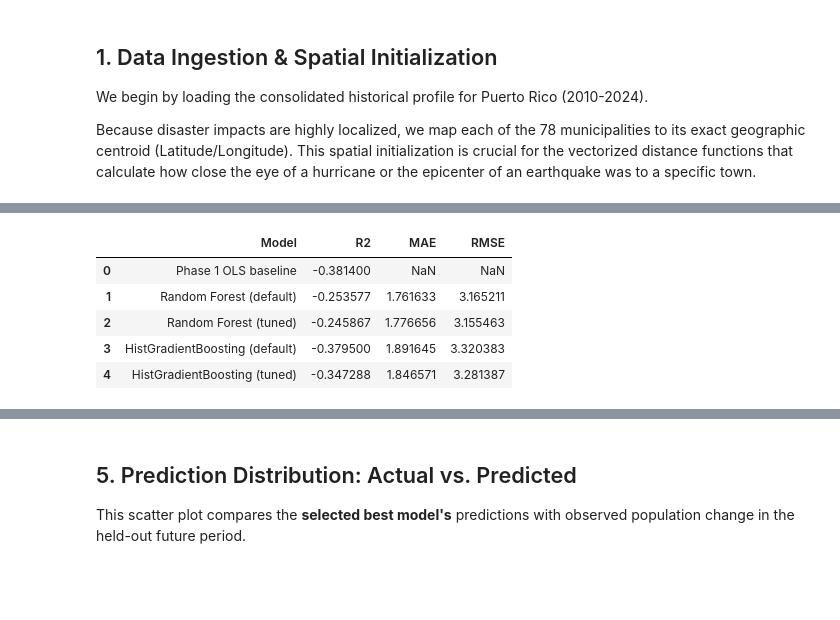
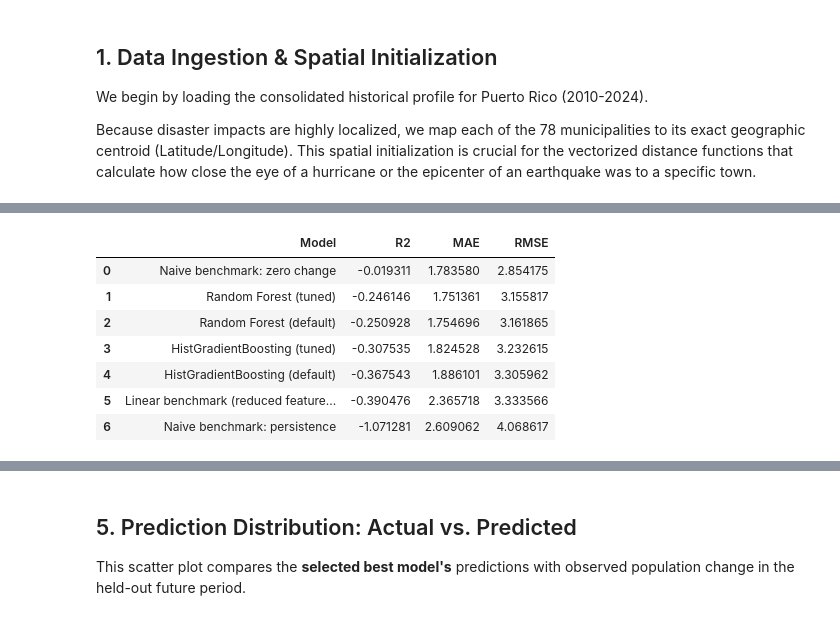
Before and after one commit to Venettov/CAPSTONE_DATA_SCIENCE_RIVERARUIZ, a Jupyter notebook: analysis/Phase2.ipynb, the cells around one changed output, grey strips where cells are left out. Saved outputs shown, nothing was run; the diff lists cells and outputs as text; code cells hidden in the pictures; blank space fills up the shorter version.

Commit message:
Improvement to Phase 2 notebook

```diff
--- a/analysis/Phase2.ipynb
+++ b/analysis/Phase2.ipynb
@@ -390,28 +587,26 @@ display(default_results)
 # %%
-train_cv_df = train_df[['year'] + features + ['target_pop_change']].sort_values('year').reset_index(drop=True)
-X_train_cv = train_cv_df[features]
-y_train_cv = train_cv_df['target_pop_change']
+# --- Year-block hyperparameter tuning for the nonlinear models ---
 
-n_splits = min(5, max(2, train_cv_df['year'].nunique() - 1))
-tscv = TimeSeriesSplit(n_splits=n_splits)
+X_train_cv = train_df[FINAL_FEATURES].copy()
+y_train_cv = train_df['target_pop_change'].copy()
 
 rf_param_grid = {
     'n_estimators': [200, 400],
     'max_depth': [None, 10, 20],
     'min_samples_split': [2, 5],
-    'bootstrap': [True, False]
+    'bootstrap': [True]
 }
 
 rf_grid_search = GridSearchCV(
     estimator=RandomForestRegressor(random_state=42, n_jobs=-1),
     param_grid=rf_param_grid,
-    cv=tscv,
+    cv=cv_splits,
     n_jobs=-1,
     verbose=1,
     scoring='r2'
 )
 
-print("Starting time-aware Random Forest hyperparameter optimization...")
+print("Starting expanding-window Random Forest hyperparameter optimization...")
 rf_grid_search.fit(X_train_cv, y_train_cv)
 
 best_rf = rf_grid_search.best_estimator_
@@ -421,7 +616,12 @@ rf_tuned_r2 = r2_score(y_test, y_pred_rf_tuned)
 rf_tuned_mae = mean_absolute_error(y_test, y_pred_rf_tuned)
 rf_tuned_rmse = np.sqrt(mean_squared_error(y_test, y_pred_rf_tuned))
 
-lgbm_default = HistGradientBoostingRegressor(max_iter=300, learning_rate=0.05, max_depth=6, random_state=42)
+lgbm_default = HistGradientBoostingRegressor(
+    max_iter=300,
+    learning_rate=0.05,
+    max_depth=6,
+    random_state=42
+)
 lgbm_default.fit(X_train, y_train)
 
 y_pred_lgbm_default = lgbm_default.predict(X_test)
@@ -431,22 +631,22 @@ lgbm_default_rmse = np.sqrt(mean_squared_error(y_test, y_pred_lgbm_default))
 
 lgbm_param_grid = {
     'learning_rate': [0.03, 0.05, 0.1],
-    'max_depth': [3, 5, 7, None],
-    'min_samples_leaf': [10, 20, 30],
-    'max_leaf_nodes': [15, 31, 63],
-    'l2_regularization': [0.0, 0.1, 1.0]
+    'max_depth': [3, 5, None],
+    'min_samples_leaf': [10, 20],
+    'max_leaf_nodes': [15, 31],
+    'l2_regularization': [0.0, 0.1]
 }
 
 lgbm_grid_search = GridSearchCV(
-    estimator=HistGradientBoostingRegressor(max_iter=300, learning_rate=0.05, max_depth=6, random_state=42),
+    estimator=HistGradientBoostingRegressor(max_iter=300, random_state=42),
     param_grid=lgbm_param_grid,
-    cv=tscv,
+    cv=cv_splits,
     n_jobs=-1,
     verbose=1,
     scoring='r2'
 )
 
-print("\nStarting time-aware HistGradientBoosting hyperparameter optimization...")
+print("\nStarting expanding-window HistGradientBoosting hyperparameter optimization...")
 lgbm_grid_search.fit(X_train_cv, y_train_cv)
 
 best_lgbm = lgbm_grid_search.best_estimator_
@@ -456,38 +656,44 @@ lgbm_tuned_r2 = r2_score(y_test, y_pred_lgbm_tuned)
 lgbm_tuned_mae = mean_absolute_error(y_test, y_pred_lgbm_tuned)
 lgbm_tuned_rmse = np.sqrt(mean_squared_error(y_test, y_pred_lgbm_tuned))
 
-phase1_baseline_r2 = -0.3814
-
 comparison_df = pd.DataFrame({
     'Model': [
-        'Phase 1 OLS baseline',
+        'Linear benchmark (reduced feature set)',
+        'Naive benchmark: zero change',
+        'Naive benchmark: persistence',
         'Random Forest (default)',
         'Random Forest (tuned)',
         'HistGradientBoosting (default)',
         'HistGradientBoosting (tuned)'
     ],
     'R2': [
-        phase1_baseline_r2,
+        linear_baseline_r2,
+        naive_zero_r2,
+        naive_persistence_r2,
         rf_default_r2,
         rf_tuned_r2,
         lgbm_default_r2,
         lgbm_tuned_r2
     ],
     'MAE': [
-        np.nan,
+        linear_baseline_mae,
+        naive_zero_mae,
+        naive_persistence_mae,
         rf_default_mae,
         rf_tuned_mae,
         lgbm_default_mae,
         lgbm_tuned_mae
     ],
     'RMSE': [
-        np.nan,
+        linear_baseline_rmse,
+        naive_zero_rmse,
+        naive_persistence_rmse,
         rf_default_rmse,
         rf_tuned_rmse,
         lgbm_default_rmse,
         lgbm_tuned_rmse
     ]
-})
+}).sort_values('R2', ascending=False).reset_index(drop=True)
 
 candidate_models = {
     'Random Forest (tuned)': (best_rf, y_pred_rf_tuned, rf_tuned_r2),
@@ -498,12 +704,15 @@ best_model_name, (best_model, y_best_pred, best_model_r2) = max(
     key=lambda item: item[1][2]
 )
 
-print("\n--- Tuned Model Comparison ---")
-print(f"Best RF Parameters: {rf_grid_search.best_params_}")
-print(f"Best LightGBM Parameters: {lgbm_grid_search.best_params_}")
+r2_gain_vs_linear = best_model_r2 - linear_baseline_r2
+r2_gain_vs_persistence = best_model_r2 - naive_persistence_r2
+
+print("\n--- Tuned model comparison ---")
+print(f"Best RF parameters: {rf_grid_search.best_params_}")
+print(f"Best HistGradientBoosting parameters: {lgbm_grid_search.best_params_}")
 display(comparison_df)
 
-r2_gain = best_model_r2 - phase1_baseline_r2
 print(f"Selected best model for downstream use: {best_model_name}")
-print(f"Absolute R2 improvement over Phase 1 baseline: {r2_gain:.4f}")
+print(f"R2 improvement over reduced-feature linear benchmark: {r2_gain_vs_linear:.4f}")
+print(f"R2 improvement over naive persistence benchmark: {r2_gain_vs_persistence:.4f}")
 # %% [output]
@@ -519,7 +728,9 @@ Best LightGBM Parameters: {'l2_regularization': 1.0, 'learning_rate': 0.03, 'max
 |  | Model | R2 | MAE | RMSE |
-| 0 | Phase 1 OLS baseline | -0.381400 | NaN | NaN |
-| 1 | Random Forest (default) | -0.253577 | 1.761633 | 3.165211 |
-| 2 | Random Forest (tuned) | -0.245867 | 1.776656 | 3.155463 |
-| 3 | HistGradientBoosting (default) | -0.379500 | 1.891645 | 3.320383 |
-| 4 | HistGradientBoosting (tuned) | -0.347288 | 1.846571 | 3.281387 |
+| 0 | Naive benchmark: zero change | -0.019311 | 1.783580 | 2.854175 |
+| 1 | Random Forest (tuned) | -0.246146 | 1.751361 | 3.155817 |
+| 2 | Random Forest (default) | -0.250928 | 1.754696 | 3.161865 |
+| 3 | HistGradientBoosting (tuned) | -0.307535 | 1.824528 | 3.232615 |
+| 4 | HistGradientBoosting (default) | -0.367543 | 1.886101 | 3.305962 |
+| 5 | Linear benchmark (reduced feature... | -0.390476 | 2.365718 | 3.333566 |
+| 6 | Naive benchmark: persistence | -1.071281 | 2.609062 | 4.068617 |
 Selected best model for downstream use: Random Forest (tuned)
```
Also changed, not shown: parts of 23 cells of this notebook, 1 other file.
